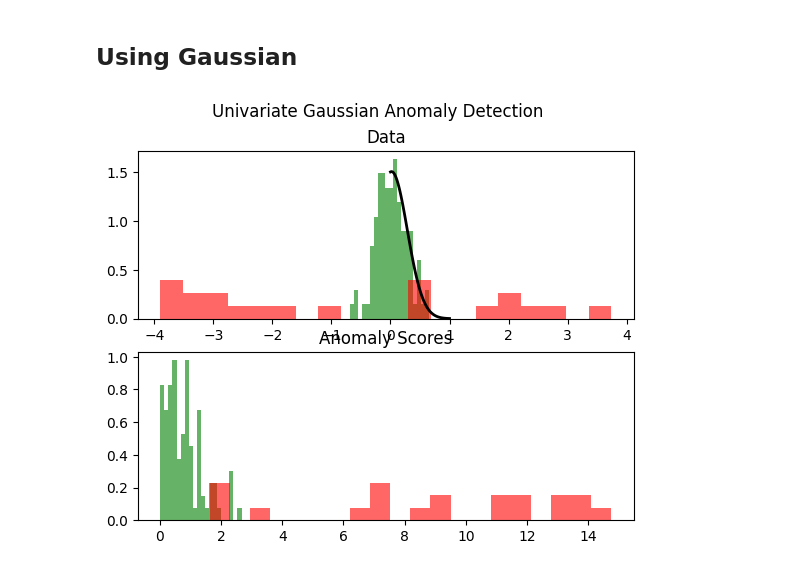
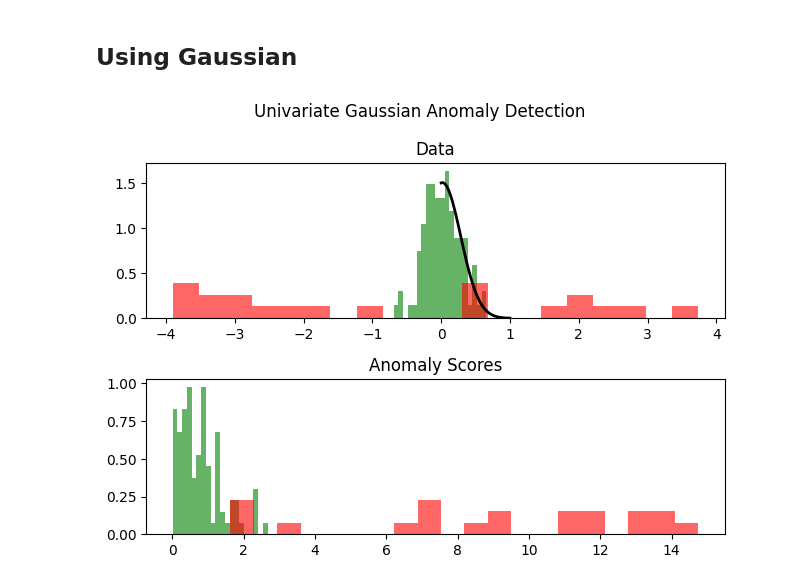
Before and after one commit to contento/lab.jupyter, a Jupyter notebook: anomalies.ipynb, the cells around one changed output. Saved outputs shown, nothing was run; the diff lists cells and outputs as text; code cells hidden in the pictures.

```diff
--- a/anomalies.ipynb
+++ b/anomalies.ipynb
@@ -50,31 +50,33 @@ X_outliers = np.random.uniform(low=-4, high=4, size=(20,))
 X = np.concatenate((X_inliers, X_outliers))
 
 # Fit a univariate Gaussian model
 mu, std = norm.fit(X_inliers)
 
 # Predict the anomaly scores
 anomaly_scores = np.abs(X - mu) / std
 
 # Plot the data and the anomaly scores
 fig, axs = plt.subplots(2, 1)
 fig.suptitle('Univariate Gaussian Anomaly Detection')
 
 # Plot data
 axs[0].hist(X_inliers, bins=20, density=True, alpha=0.6, color='g')
 axs[0].hist(X_outliers, bins=20, density=True, alpha=0.6, color='r')
 
 # Calculate the pdf over a range of values
 xmin, xmax = plt.xlim()
 x = np.linspace(xmin, xmax, 100)
 p = norm.pdf(x, mu, std)
 axs[0].plot(x, p, 'k', linewidth=2)
 axs[0].set_title('Data')
 
 # Plot anomaly scores
 axs[1].hist(anomaly_scores[:100], bins=20, density=True, alpha=0.6, color='g')
 axs[1].hist(anomaly_scores[100:], bins=20, density=True, alpha=0.6, color='r')
 axs[1].set_title('Anomaly Scores')
 
+# Adjust layout to prevent overlap
+plt.tight_layout()
 plt.show()
 # %% [output]
-[figure, old version]
+[figure, new version]
```
Also changed, not shown: parts of 2 cells of this notebook.
